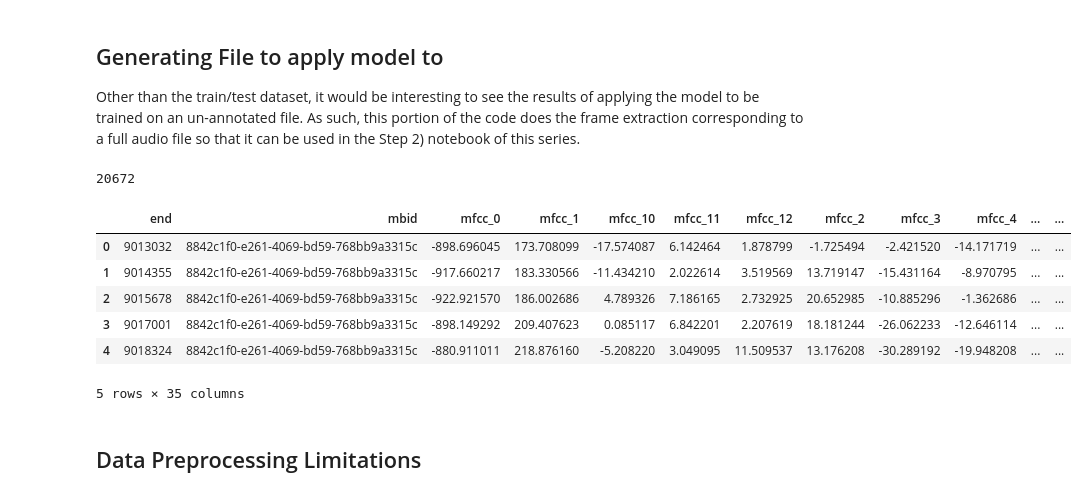
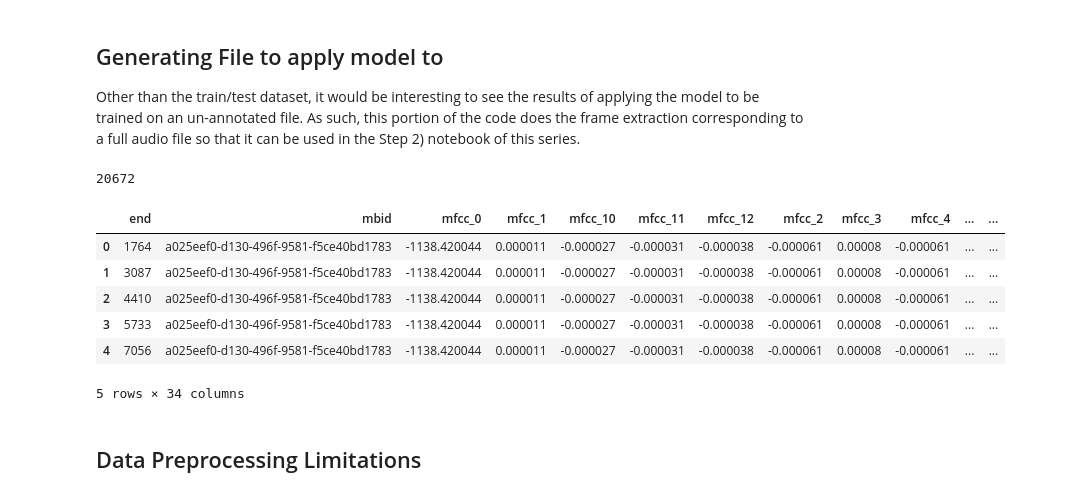
Before and after one commit to Alia-morsi/Arab_Andalusian_Vocal_Detection, a Jupyter notebook: Step 1) Data Preparation.ipynb, the cells around one changed output. Drawn from its saved outputs; the diff is of its cells as text; code cells hidden in the pictures.

```diff
--- a/Step 1) Data Preparation.ipynb
+++ b/Step 1) Data Preparation.ipynb
@@ -406,33 +405,33 @@ for i, audio_frames in enumerate(segmented_audio_essentia):
 # %%
 #write the frame list to a pandas dataframe
 #write to pandas dataframe
 print(len(frame_list))
 apply_frame_info_df = pd.DataFrame(frame_list)
 
 #drop the 'vocal' column
 apply_frame_info_df.drop(['vocal'], inplace=True, axis=1)
 
 #add the MFCC deltas info
 mfcc_delta_labels = ['d_mfcc_0', 'd_mfcc_1', 'd_mfcc_2', 'd_mfcc_3', 'd_mfcc_4', 'd_mfcc_5',
               'd_mfcc_6', 'd_mfcc_7', 'd_mfcc_8', 'd_mfcc_9', 'd_mfcc_10',
               'd_mfcc_11', 'd_mfcc_12']
 
 mfcc_labels = ['mfcc_0', 'mfcc_1', 'mfcc_2', 'mfcc_3', 'mfcc_4', 'mfcc_5',
               'mfcc_6', 'mfcc_7', 'mfcc_8', 'mfcc_9', 'mfcc_10',
               'mfcc_11', 'mfcc_12']
 
-apply_frame_info_df = set_mfcc_deltas_in_df(frame_info_df, mfcc_delta_labels, mfcc_labels)
+apply_frame_info_df = set_mfcc_deltas_in_df(apply_frame_info_df, mfcc_delta_labels, mfcc_labels)
 
-display(frame_info_df[:5]) #displaying first 5 rows of the dataset
+display(apply_frame_info_df[:5]) #displaying first 5 rows of the dataset
 # %% [output]
 20672
 |  | end | mbid | mfcc_0 | mfcc_1 | mfcc_10 | mfcc_11 | mfcc_12 | mfcc_2 | mfcc_3 | mfcc_4 | ... | ... |
-| 0 | 9013032 | 8842c1f0-e261-4069-bd59-768bb9a3315c | -898.696045 | 173.708099 | -17.574087 | 6.142464 | 1.878799 | -1.725494 | -2.421520 | -14.171719 | ... | ... |
-| 1 | 9014355 | 8842c1f0-e261-4069-bd59-768bb9a3315c | -917.660217 | 183.330566 | -11.434210 | 2.022614 | 3.519569 | 13.719147 | -15.431164 | -8.970795 | ... | ... |
-| 2 | 9015678 | 8842c1f0-e261-4069-bd59-768bb9a3315c | -922.921570 | 186.002686 | 4.789326 | 7.186165 | 2.732925 | 20.652985 | -10.885296 | -1.362686 | ... | ... |
-| 3 | 9017001 | 8842c1f0-e261-4069-bd59-768bb9a3315c | -898.149292 | 209.407623 | 0.085117 | 6.842201 | 2.207619 | 18.181244 | -26.062233 | -12.646114 | ... | ... |
-| 4 | 9018324 | 8842c1f0-e261-4069-bd59-768bb9a3315c | -880.911011 | 218.876160 | -5.208220 | 3.049095 | 11.509537 | 13.176208 | -30.289192 | -19.948208 | ... | ... |
+| 0 | 1764 | a025eef0-d130-496f-9581-f5ce40bd1783 | -1138.420044 | 0.000011 | -0.000027 | -0.000031 | -0.000038 | -0.000061 | 0.00008 | -0.000061 | ... | ... |
+| 1 | 3087 | a025eef0-d130-496f-9581-f5ce40bd1783 | -1138.420044 | 0.000011 | -0.000027 | -0.000031 | -0.000038 | -0.000061 | 0.00008 | -0.000061 | ... | ... |
+| 2 | 4410 | a025eef0-d130-496f-9581-f5ce40bd1783 | -1138.420044 | 0.000011 | -0.000027 | -0.000031 | -0.000038 | -0.000061 | 0.00008 | -0.000061 | ... | ... |
+| 3 | 5733 | a025eef0-d130-496f-9581-f5ce40bd1783 | -1138.420044 | 0.000011 | -0.000027 | -0.000031 | -0.000038 | -0.000061 | 0.00008 | -0.000061 | ... | ... |
+| 4 | 7056 | a025eef0-d130-496f-9581-f5ce40bd1783 | -1138.420044 | 0.000011 | -0.000027 | -0.000031 | -0.000038 | -0.000061 | 0.00008 | -0.000061 | ... | ... |
-5 rows × 35 columns
+5 rows × 34 columns
 # %%
 #write to the apply file dataset
 apply_frame_info_df.to_csv(apply_frames, index=False)
```
Also changed, not shown: parts of 3 cells of this notebook.
